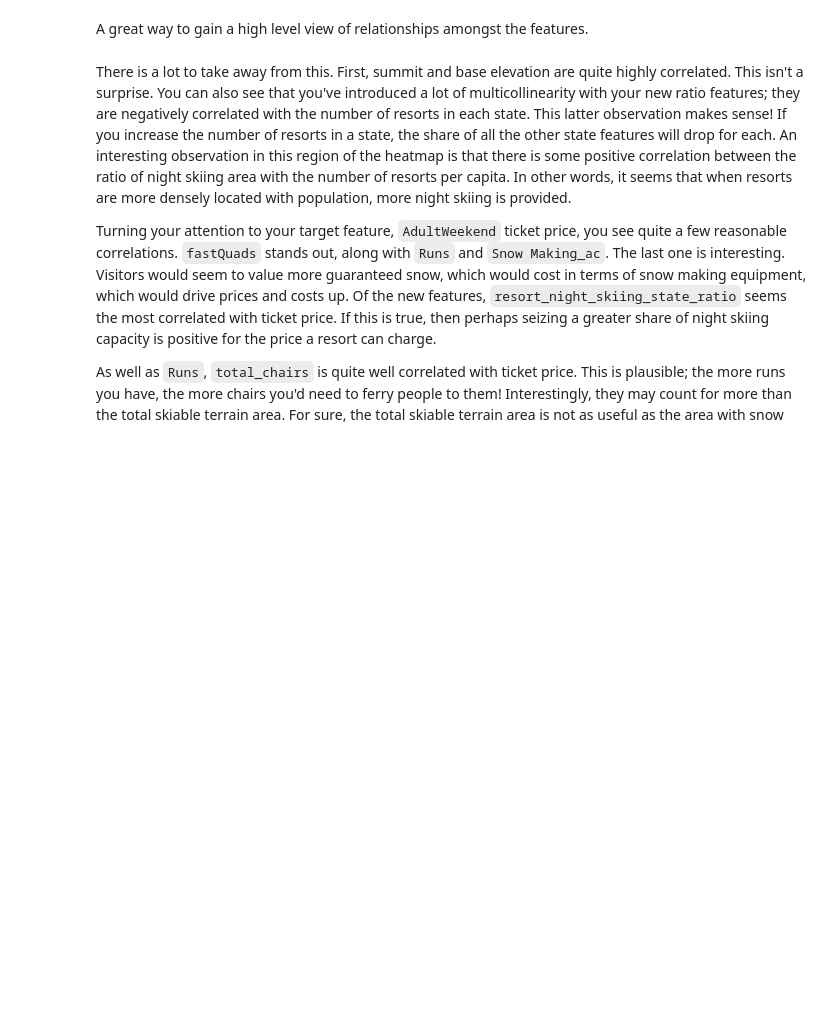
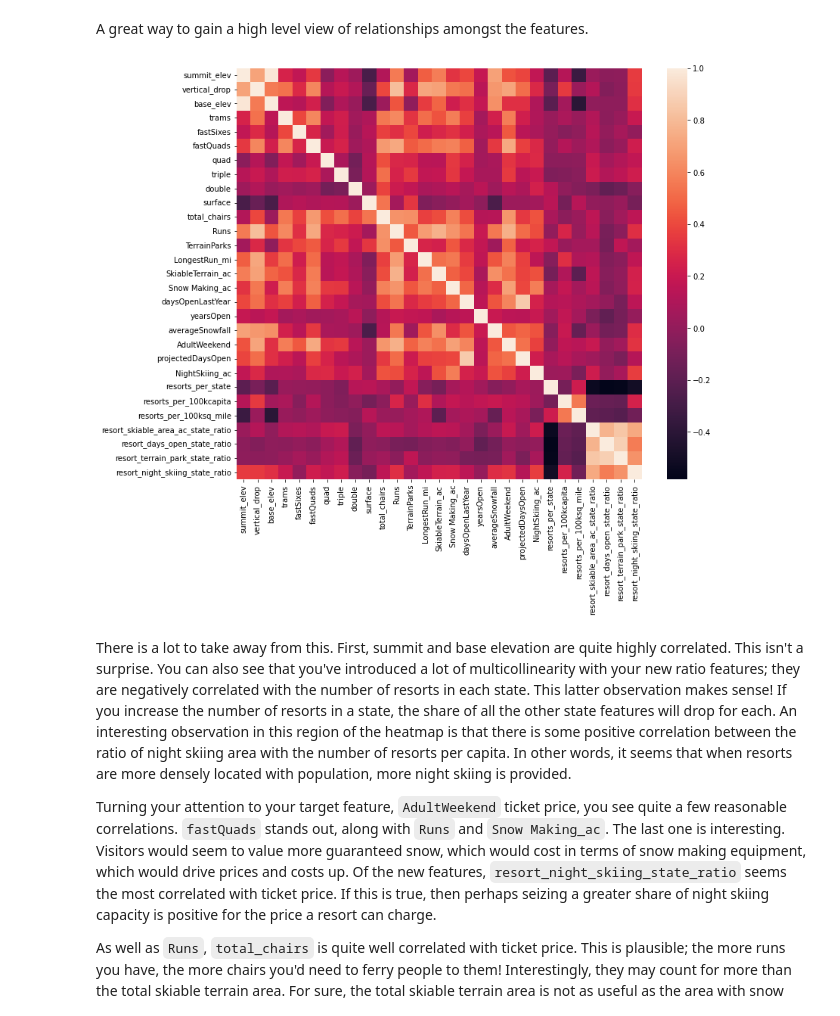
Before and after one commit to caitlinruble/DataScienceGuidedCapstone, a Jupyter notebook: Notebooks/03_exploratory_data_analysis.ipynb, the cells around one changed output. Saved outputs shown, nothing was run; the diff lists cells and outputs as text; code cells hidden in the pictures; blank space fills up the shorter version.

```diff
--- a/Notebooks/03_exploratory_data_analysis.ipynb
+++ b/Notebooks/03_exploratory_data_analysis.ipynb
@@ -759,9 +761,11 @@ A great way to gain a high level view of relationships amongst the features.
 # %%
 #Code task 12#
 #Show a seaborn heatmap of correlations in ski_data
 #Hint: call pandas' `corr()` method on `ski_data` and pass that into `sns.heatmap`
 plt.subplots(figsize=(12,10))
-sns.___(ski_data.___);
+sns.heatmap(ski_data.corr());
+# %% [output]
+[figure, added]
 # %% [markdown]
 There is a lot to take away from this. First, summit and base elevation are quite highly correlated. This isn't a surprise. You can also see that you've introduced a lot of multicollinearity with your new ratio features; they are negatively correlated with the number of resorts in each state. This latter observation makes sense! If you increase the number of resorts in a state, the share of all the other state features will drop for each. An interesting observation in this region of the heatmap is that there is some positive correlation between the ratio of night skiing area with the number of resorts per capita. In other words, it seems that when resorts are more densely located with population, more night skiing is provided.
 
```
Also changed, not shown: parts of 1 cell of this notebook, 1 other file.
